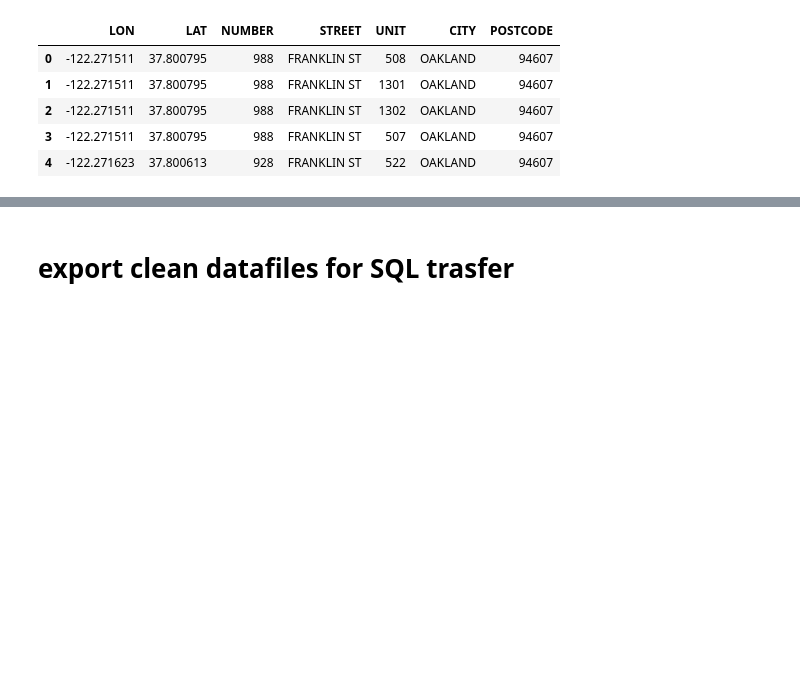
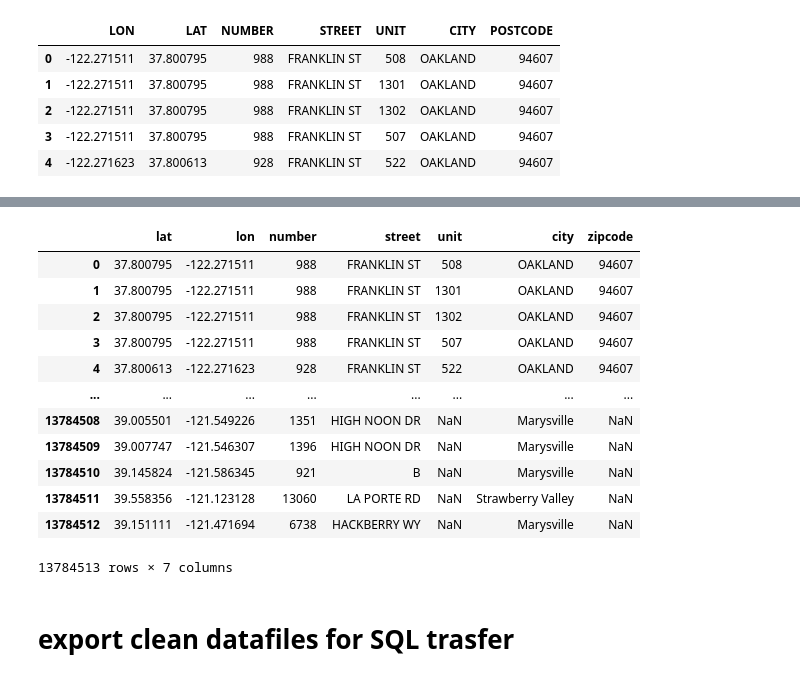
Before and after one commit to speddings/crime_housing_analysis, a Jupyter notebook: crime_housing_data.ipynb, the cells around one changed output, grey strips where cells are left out. Cells and saved outputs as stored; diff of their text form; code cells hidden in the pictures; blank space fills up the shorter version.

```diff
--- a/crime_housing_data.ipynb
+++ b/crime_housing_data.ipynb
@@ -606,4 +719,21 @@ ZIPCODE     object
 dtype: object
+# %%
+# reorder columns
+ca_allCity.loc[:,['lat', 'lon', 'number', 'street', 'unit', 'city', 'zipcode' ]]
+# %% [output]
+|  | lat | lon | number | street | unit | city | zipcode |
+| 0 | 37.800795 | -122.271511 | 988 | FRANKLIN ST | 508 | OAKLAND | 94607 |
+| 1 | 37.800795 | -122.271511 | 988 | FRANKLIN ST | 1301 | OAKLAND | 94607 |
+| 2 | 37.800795 | -122.271511 | 988 | FRANKLIN ST | 1302 | OAKLAND | 94607 |
+| 3 | 37.800795 | -122.271511 | 988 | FRANKLIN ST | 507 | OAKLAND | 94607 |
+| 4 | 37.800613 | -122.271623 | 928 | FRANKLIN ST | 522 | OAKLAND | 94607 |
+| ... | ... | ... | ... | ... | ... | ... | ... |
+| 13784508 | 39.005501 | -121.549226 | 1351 | HIGH NOON DR | NaN | Marysville | NaN |
+| 13784509 | 39.007747 | -121.546307 | 1396 | HIGH NOON DR | NaN | Marysville | NaN |
+| 13784510 | 39.145824 | -121.586345 | 921 | B | NaN | Marysville | NaN |
+| 13784511 | 39.558356 | -121.123128 | 13060 | LA PORTE RD | NaN | Strawberry Valley | NaN |
+| 13784512 | 39.151111 | -121.471694 | 6738 | HACKBERRY WY | NaN | Marysville | NaN |
+13784513 rows × 7 columns
 # %% [markdown]
 # export clean datafiles for SQL trasfer
 # %%
```
Also changed, not shown: parts of 17 cells of this notebook.
